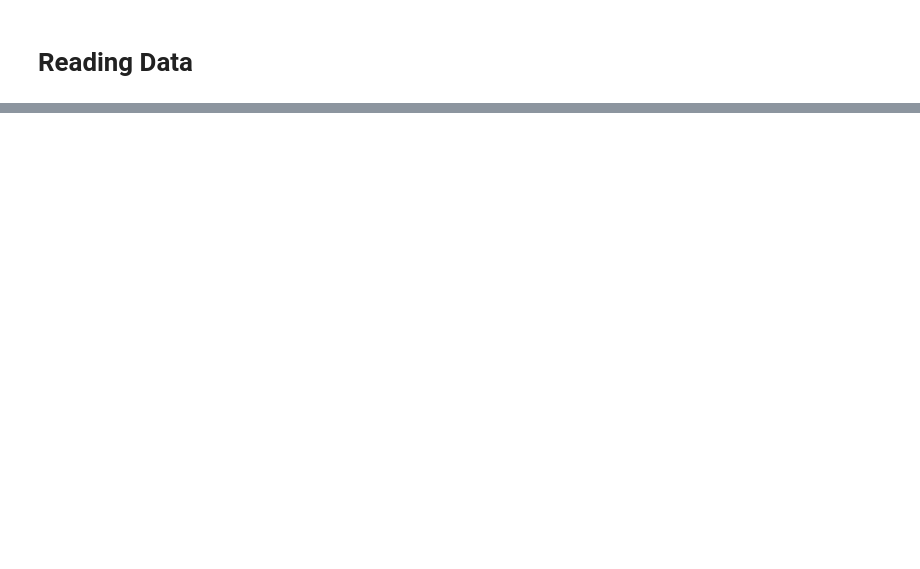
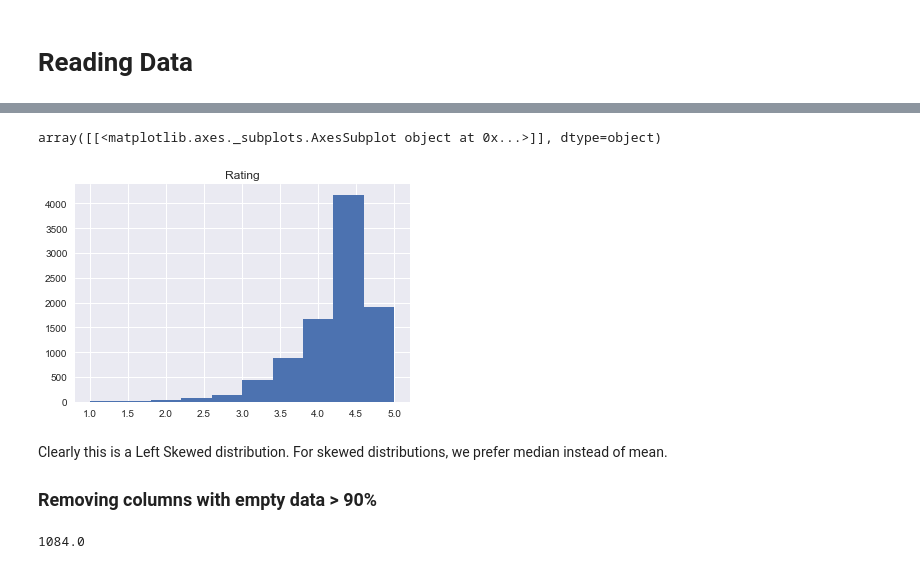
Before and after one commit to mukeshmehta/Data-Analysis, a Jupyter notebook: Prediction of Apps Rating.ipynb, the cells around one changed output, grey strips where cells are left out. Cells and saved outputs as stored; diff of their text form; code cells hidden in the pictures; blank space fills up the shorter version.

```diff
--- a/Prediction of Apps Rating.ipynb
+++ b/Prediction of Apps Rating.ipynb
@@ -18,0 +148,13 @@ dataSet.head() #First 5 rows of DataSet
+# %%
+dataSet.hist()
+# %% [output]
+array([[<matplotlib.axes._subplots.AxesSubplot object at 0x...>]], dtype=object)
+[figure, added]
+# %% [markdown]
+Clearly this is a Left Skewed distribution. For skewed distributions, we prefer median instead of mean.
+### Removing columns with empty data > 90%
+# %%
+threshold = len(dataSet)*0.1    #10% of total rows
+threshold
+# %% [output]
+1084.0
```
Also changed, not shown: parts of 36 cells of this notebook.
